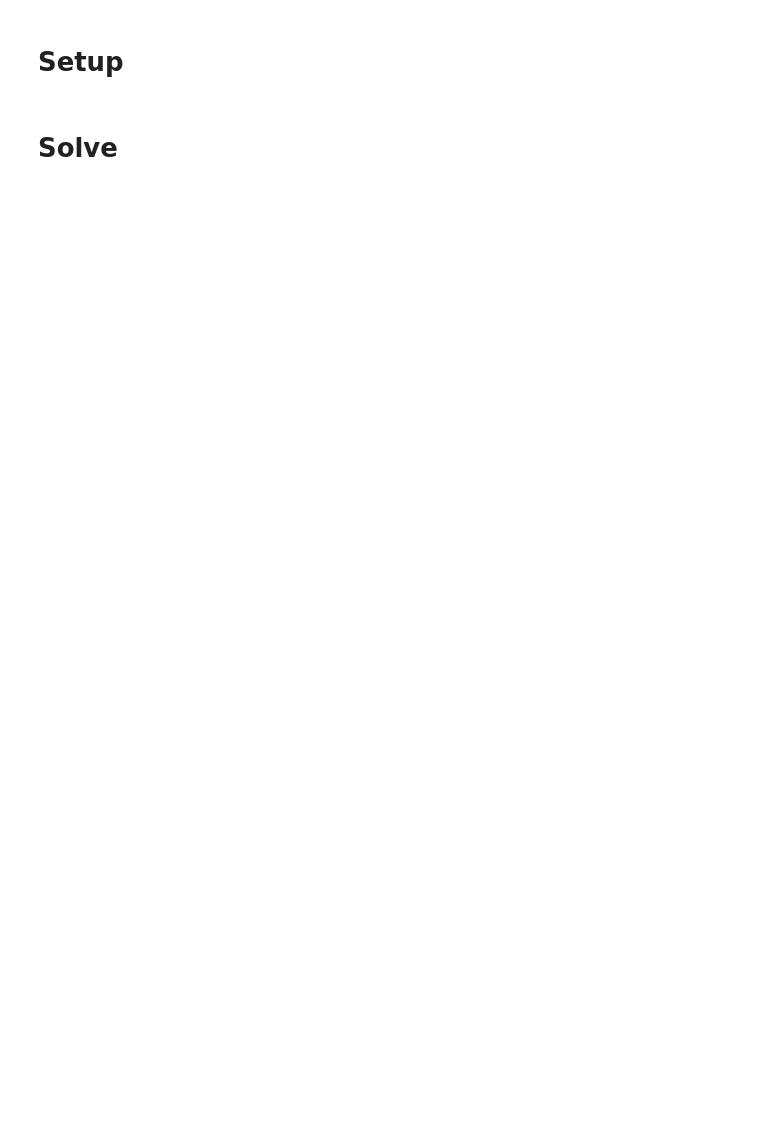
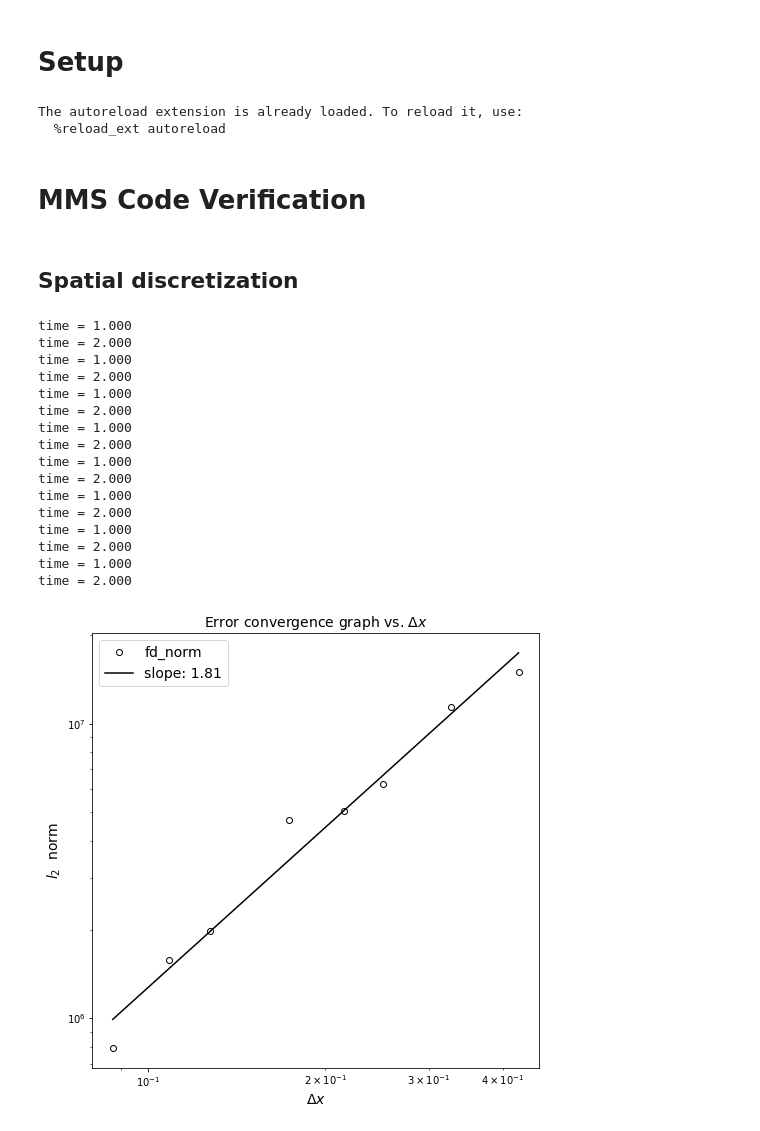
Before and after one commit to msc-acse/acse-9-independent-research-project-kmei92, a Jupyter notebook: acse/fireframe/demo/MMS_transport_demo.ipynb, the cells around one changed output. Saved outputs shown, nothing was run; the diff lists cells and outputs as text; code cells hidden in the pictures; blank space fills up the shorter version.

```diff
--- a/acse/fireframe/demo/MMS_transport_demo.ipynb
+++ b/acse/fireframe/demo/MMS_transport_demo.ipynb
@@ -1,3 +5,16 @@
 # %% [markdown]
 # Setup
+# %%
+# importing the necessary modules
+import sys
+sys.path.append("..")
+from PDESystem import *
+from PDESubsystem import *
+from pdeforms import *
+
+%load_ext autoreload
+%autoreload 2
+# %% [output]
+The autoreload extension is already loaded. To reload it, use:
+  %reload_ext autoreload
 # %%
@@ -47,3 +57,57 @@ class pde_solver(PDESystem):
         }
-# %% [markdown]
-# Solve
+# %% [markdown]
+# MMS Code Verification
+# %% [markdown]
+## Spatial discretization
+# %%
+import sympy as sy
+
+
+# update the parameters
+solver_parameters = recursive_update(solver_parameters,
+{
+'space': {'u': fd.VectorFunctionSpace, 'c': fd.MixedFunctionSpace, 'd' : fd.MixedFunctionSpace},
+'degree': {'u': 2},
+'order' : {'c': 3, 'd':3},
+'ksp_type': {'u': 'gmres', 'p': 'gmres',  'c': 'gmres', 'd':'gmres'},
+'precond': {'u': 'sor', 'p' : 'sor', 'c': 'sor', 'd':'gmres'},
+'dt' : 0.001,
+'T' : 2.0})
+
+#load mesh
+mesh = fd.Mesh("../../meshes/step1.msh")
+
+# add subsystems for navier stokes and radio_transport
+solver = pde_solver([['u', 'p']], mesh, solver_parameters)
+# solver.add_subsystem(['cd', 'cs', 'as'], solver_parameters)
+solver.add_subsystem(['c', 'd'], solver_parameters)
+#setup constants
+solver.setup_constants()
+# define subsystems and variable sequence
+solver.define(['u', 'p', 'u'], 'up', navier_stokes)
+solver.define(['c', 'd'], 'cd', radio_transport_coupled_mms)
+# setup boundary conditions
+solver.setup_bcs()
+
+x, y, t = sy.symbols(('x', 'y', 't'))
+expr = sy.exp(x*y*t)
+meshes = [fd.Mesh("../../meshes/step%d.msh" % i) for i in range(1, 9)]
+solver.test_mms('c', expr, spatial=True, f_dict={"exp":fd.exp}, meshes=meshes, plot=True, index=0)
+# %% [output]
+time = 1.000
+time = 2.000
+time = 1.000
+time = 2.000
+time = 1.000
+time = 2.000
+time = 1.000
+time = 2.000
+time = 1.000
+time = 2.000
+time = 1.000
+time = 2.000
+time = 1.000
+time = 2.000
+time = 1.000
+time = 2.000
+[figure, added]
```
Also changed, not shown: parts of 25 cells of this notebook, 6 other files.
